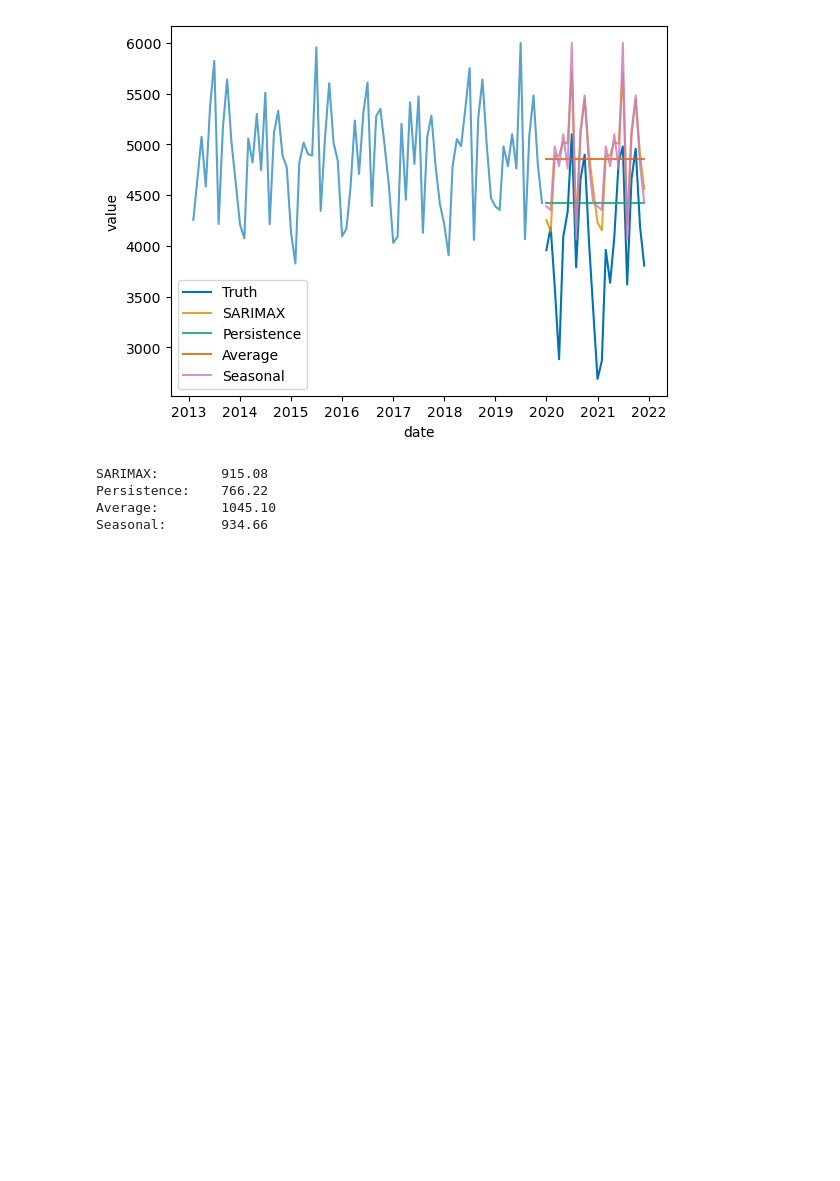
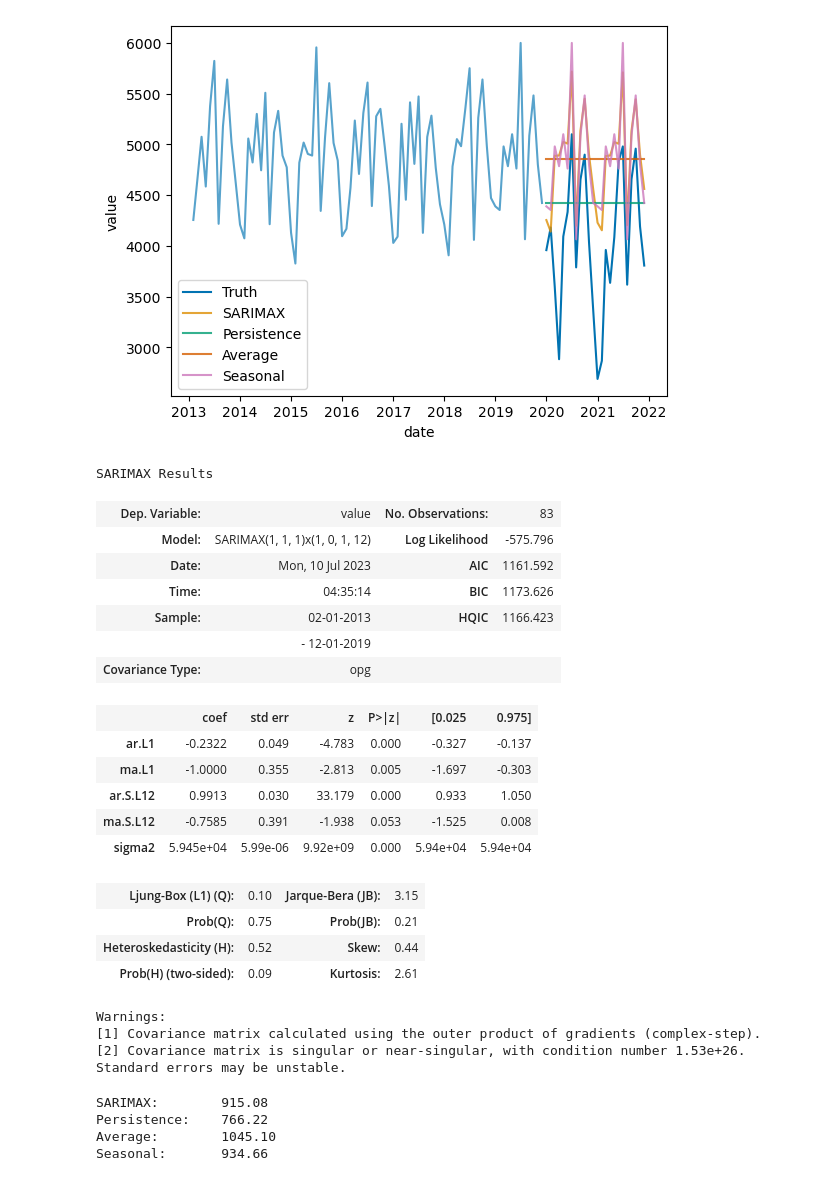
Before and after one commit to felipewhitaker/digitalproductschool, a Jupyter notebook: src/model.ipynb, the cells around one changed output. Cells and saved outputs as stored; diff of their text form; code cells hidden in the pictures; blank space fills up the shorter version.

Commit message:
Add `modelling` section

```diff
--- a/src/model.ipynb
+++ b/src/model.ipynb
@@ -69,6 +69,30 @@ plt.legend(loc = "lower left")
 # %% [output]
 <matplotlib.legend.Legend at 0x...>
 [figure]
+# %%
+model_preds["SARIMAX"][0].summary()
+# %% [output]
+SARIMAX Results
+| Dep. Variable: | value | No. Observations: | 83 |
+| Model: | SARIMAX(1, 1, 1)x(1, 0, 1, 12) | Log Likelihood | -575.796 |
+| Date: | Mon, 10 Jul 2023 | AIC | 1161.592 |
+| Time: | 04:35:14 | BIC | 1173.626 |
+| Sample: | 02-01-2013 | HQIC | 1166.423 |
+|  | - 12-01-2019 |  |  |
+| Covariance Type: | opg |  |  |
+|  | coef | std err | z | P>|z| | [0.025 | 0.975] |
+| ar.L1 | -0.2322 | 0.049 | -4.783 | 0.000 | -0.327 | -0.137 |
+| ma.L1 | -1.0000 | 0.355 | -2.813 | 0.005 | -1.697 | -0.303 |
+| ar.S.L12 | 0.9913 | 0.030 | 33.179 | 0.000 | 0.933 | 1.050 |
+| ma.S.L12 | -0.7585 | 0.391 | -1.938 | 0.053 | -1.525 | 0.008 |
+| sigma2 | 5.945e+04 | 5.99e-06 | 9.92e+09 | 0.000 | 5.94e+04 | 5.94e+04 |
+| Ljung-Box (L1) (Q): | 0.10 | Jarque-Bera (JB): | 3.15 |
+| Prob(Q): | 0.75 | Prob(JB): | 0.21 |
+| Heteroskedasticity (H): | 0.52 | Skew: | 0.44 |
+| Prob(H) (two-sided): | 0.09 | Kurtosis: | 2.61 |
+Warnings:
+[1] Covariance matrix calculated using the outer product of gradients (complex-step).
+[2] Covariance matrix is singular or near-singular, with condition number 1.53e+26. Standard errors may be unstable.
 # %%
 import pickle
 from pathlib import Path
```
Also changed, not shown: 2 other files.
